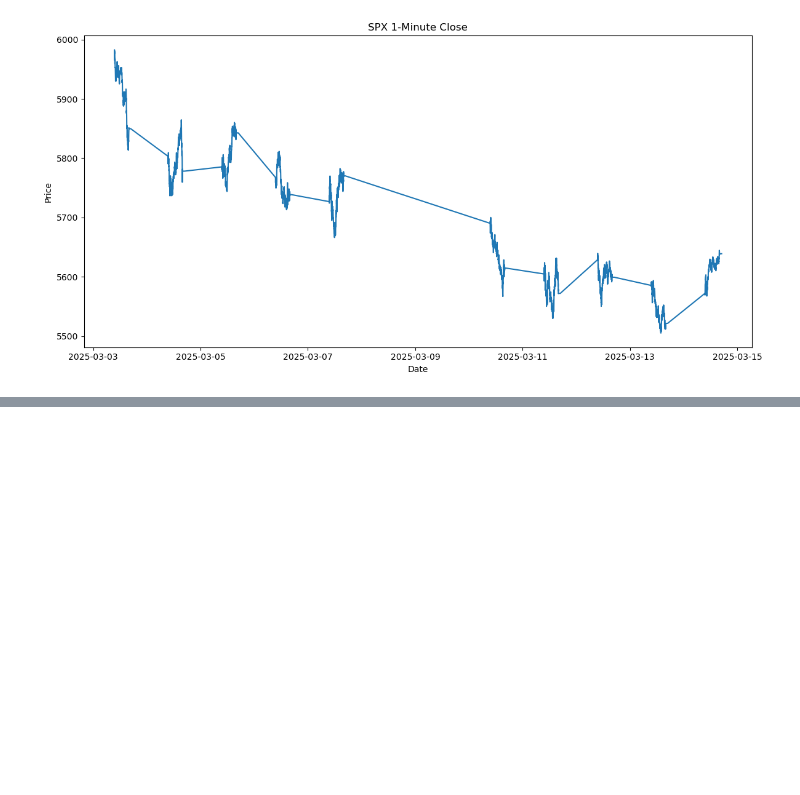
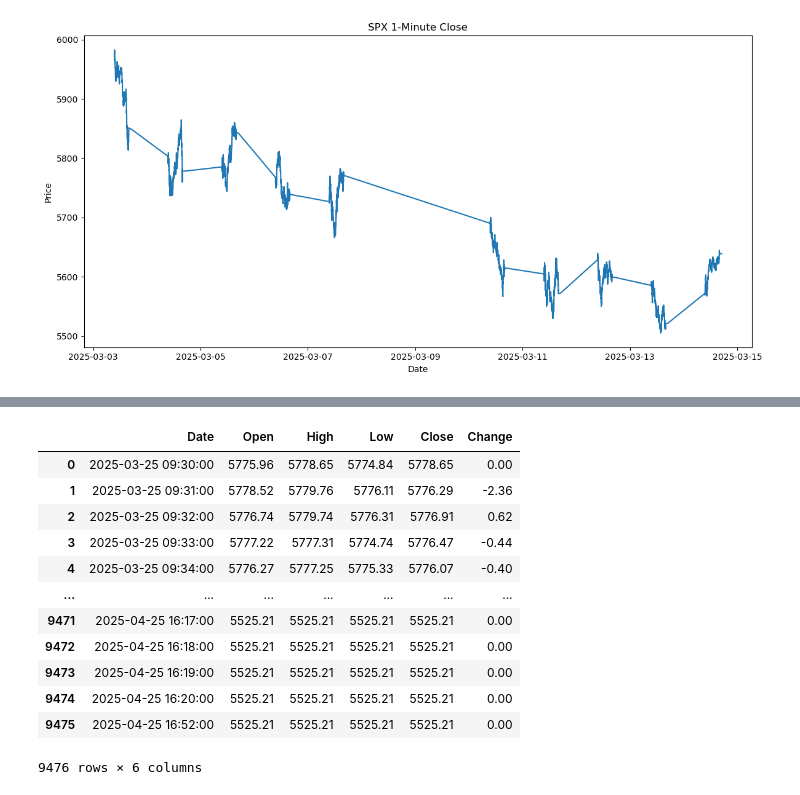
Before and after one commit to Kevin-finance/futures_basis, a Jupyter notebook: notebooks/SPX_processing.ipynb, the cells around one changed output, grey strips where cells are left out. Drawn from its saved outputs; the diff is of its cells as text; code cells hidden in the pictures; blank space fills up the shorter version.

```diff
--- a/notebooks/SPX_processing.ipynb
+++ b/notebooks/SPX_processing.ipynb
@@ -62,3 +62,17 @@ plt.tight_layout()
 plt.show()
 # %% [output]
 [figure]
+# %%
+import pandas as pd
+jan = pd.read_csv("../data_manual/SPX_1min_0127_0225.csv")
+feb = pd.read_csv("../data_manual/SPX_1min_0225_0325.csv")
+mar = pd.read_csv("../data_manual/SPX_1min_0325_0425.csv")
+apr = pd.read_csv("../data_manual/SPX_1min_0425_0524.csv")
+may = pd.read_csv("../data_manual/SPX_1min_0528_0625.csv")
+jun = pd.read_csv("../data_manual/SPX_1min_0625_0725.csv")
+jul = pd.read_csv("../data_manual/SPX_1min_0725_0823.csv")
+aug = pd.read_csv("../data_manual/SPX_1min_0826_0925.csv")
+sep = pd.read_csv("../data_manual/SPX_1min_0925_1025.csv")
+oct = pd.read_csv("../data_manual/SPX_1min_1025_1125.csv")
+nov = pd.read_csv("../data_manual/SPX_1min_1125_1224.csv")
+dec = pd.read_csv("../data_manual/SPX_1min_1226_0124.csv")
@@ -64,0 +88,14 @@ plt.show()
+# %%
+from datetime import datetime
+jan['Date'] = jan['Date'].apply(lambda x : datetime.strptime(x, "%m/%d/%Y %H:%M"))
+feb['Date'] = feb['Date'].apply(lambda x : datetime.strptime(x, "%m/%d/%Y %H:%M"))
+mar['Date'] = mar['Date'].apply(lambda x : datetime.strptime(x, "%m/%d/%Y %H:%M"))
+apr['Date'] = apr['Date'].apply(lambda x : datetime.strptime(x, "%m/%d/%Y %H:%M"))
+may['Date'] = may['Date'].apply(lambda x : datetime.strptime(x, "%m/%d/%Y %H:%M"))
+jun['Date'] = jun['Date'].apply(lambda x : datetime.strptime(x, "%m/%d/%Y %H:%M"))
+jul['Date'] = jul['Date'].apply(lambda x : datetime.strptime(x, "%m/%d/%Y %H:%M"))
+aug['Date'] = aug['Date'].apply(lambda x : datetime.strptime(x, "%m/%d/%Y %H:%M"))
+sep['Date'] = sep['Date'].apply(lambda x : datetime.strptime(x, "%m/%d/%Y %H:%M"))
+oct['Date'] = oct['Date'].apply(lambda x : datetime.strptime(x, "%m/%d/%Y %H:%M"))
+nov['Date'] = nov['Date'].apply(lambda x : datetime.strptime(x, "%m/%d/%Y %H:%M"))
+dec['Date'] = dec['Date'].apply(lambda x : datetime.strptime(x, "%m/%d/%Y %H:%M"))
@@ -64,0 +104,16 @@ plt.show()
+# %%
+mar
+# %% [output]
+|  | Date | Open | High | Low | Close | Change |
+| 0 | 2025-03-25 09:30:00 | 5775.96 | 5778.65 | 5774.84 | 5778.65 | 0.00 |
+| 1 | 2025-03-25 09:31:00 | 5778.52 | 5779.76 | 5776.11 | 5776.29 | -2.36 |
+| 2 | 2025-03-25 09:32:00 | 5776.74 | 5779.74 | 5776.31 | 5776.91 | 0.62 |
+| 3 | 2025-03-25 09:33:00 | 5777.22 | 5777.31 | 5774.74 | 5776.47 | -0.44 |
+| 4 | 2025-03-25 09:34:00 | 5776.27 | 5777.25 | 5775.33 | 5776.07 | -0.40 |
+| ... | ... | ... | ... | ... | ... | ... |
+| 9471 | 2025-04-25 16:17:00 | 5525.21 | 5525.21 | 5525.21 | 5525.21 | 0.00 |
+| 9472 | 2025-04-25 16:18:00 | 5525.21 | 5525.21 | 5525.21 | 5525.21 | 0.00 |
+| 9473 | 2025-04-25 16:19:00 | 5525.21 | 5525.21 | 5525.21 | 5525.21 | 0.00 |
+| 9474 | 2025-04-25 16:20:00 | 5525.21 | 5525.21 | 5525.21 | 5525.21 | 0.00 |
+| 9475 | 2025-04-25 16:52:00 | 5525.21 | 5525.21 | 5525.21 | 5525.21 | 0.00 |
+9476 rows × 6 columns
```
Also changed, not shown: parts of 10 cells of this notebook, 23 other files.
